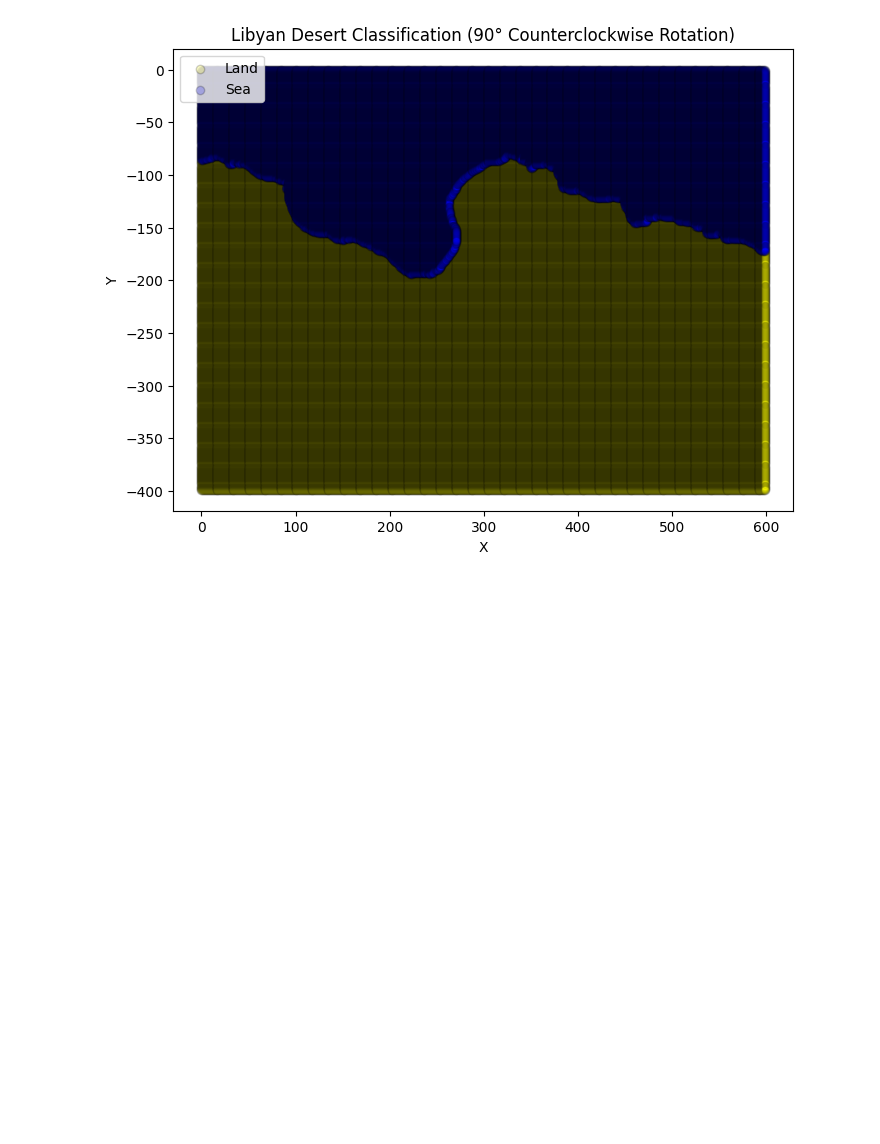
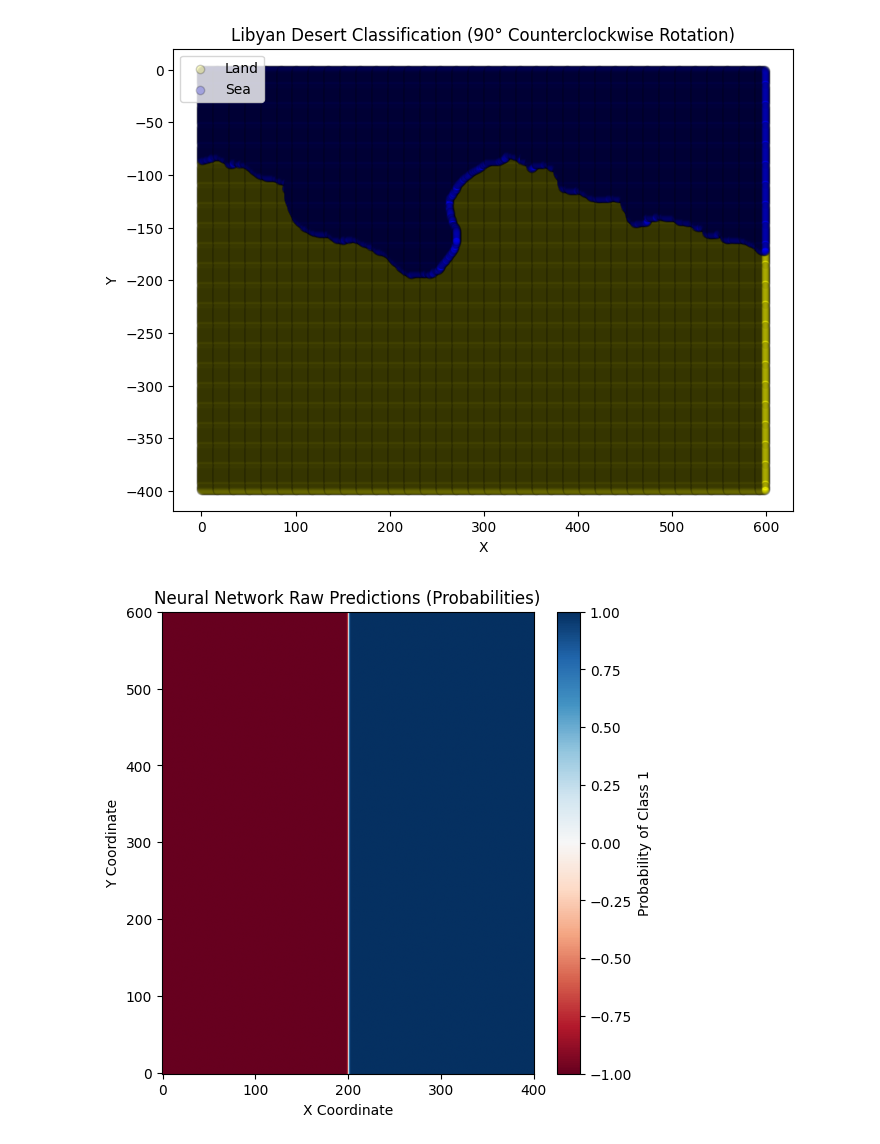
Before and after one commit to Fuzzy-pollito/MathModel, a Jupyter notebook: Project 2/main.ipynb, the cells around one changed output. Drawn from its saved outputs; the diff is of its cells as text; code cells hidden in the pictures; blank space fills up the shorter version.

```diff
--- a/Project 2/main.ipynb
+++ b/Project 2/main.ipynb
@@ -2,7 +2,7 @@
 import pandas as pd
 
 # Load the dataset
-file_path = "/Users/maximcrucirescu/Desktop/dtu notes/sem 6/math_modelling/githubvenv/Project 2/Libian_desert_data.csv"
+file_path = "Libian_desert_data.csv"
 df = pd.read_csv(file_path)
 
 # Display the first few rows to understand its structure
@@ -51,0 +164,28 @@ plt.show()
+# %%
+# Sample input data (replace with your Libyan desert data)
+X = df[["x", "y"]].values
+y = df["label"].values
+
+def add_layer(rotation_angle,bias_vector,activation):
+    layers.append(Layer(rotation_angle=rotation_angle, bias_vector=bias_vector, activation=activation))
+    return None
+
+# Create layers to seperate land and sea
+# zigzag pattern down the middle 6 layers
+layers = []
+add_layer(0, np.array([-200, 200]), 'tanh')
+
+# Create the neural network from defined layers
+
+network = NeuralNetwork(layers)
+
+# Set the range of x and y coordinates
+x_min, x_max = X[:, 0].min() - 1, X[:, 0].max() + 1
+y_min, y_max = X[:, 1].min() - 1, X[:, 1].max() + 1
+
+
+# Plot the results
+#visualize_decision_boundary_heatmap(network, X, y, x_min, x_max, y_min, y_max)
+visualize_raw_predictions(network, x_min, x_max, y_min, y_max)
+# %% [output]
+[figure, added]
```
Also changed, not shown: parts of 2 cells of this notebook.
